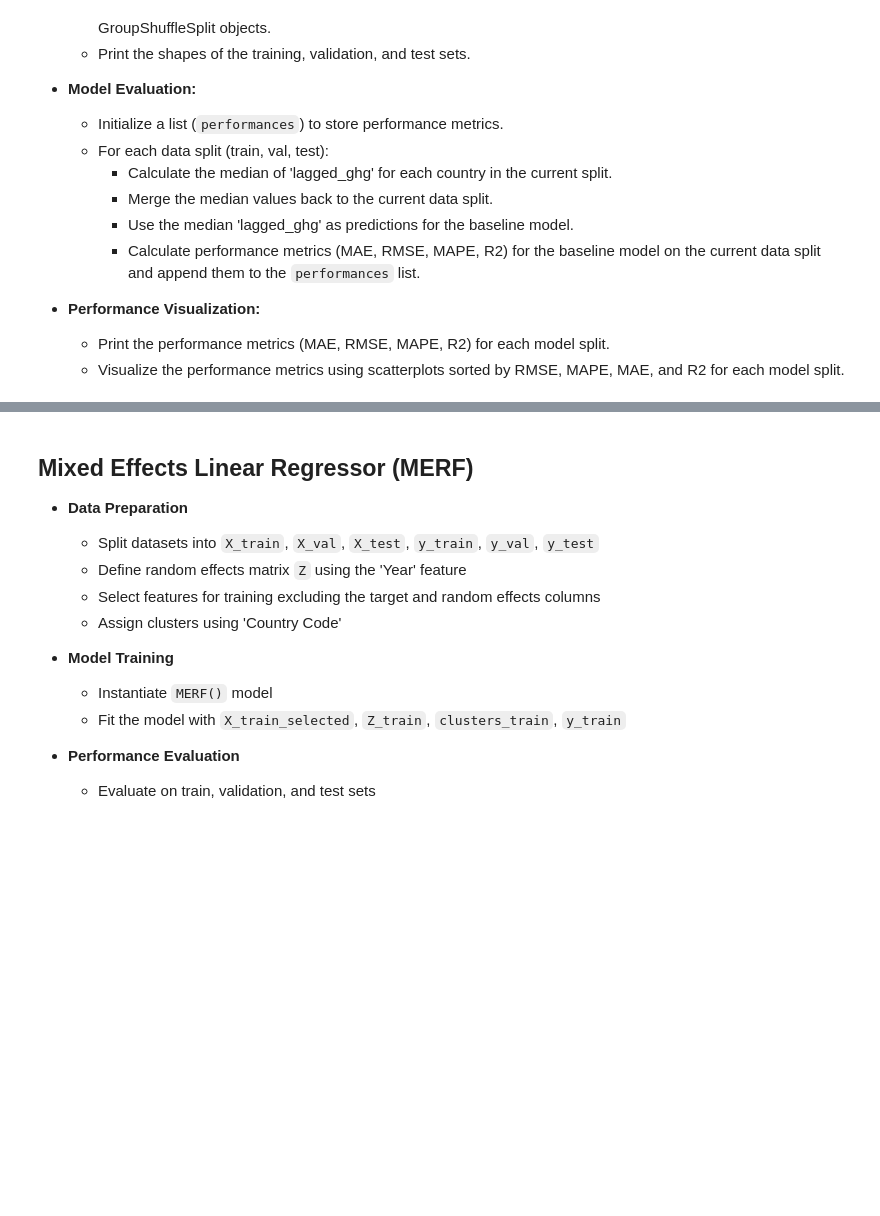
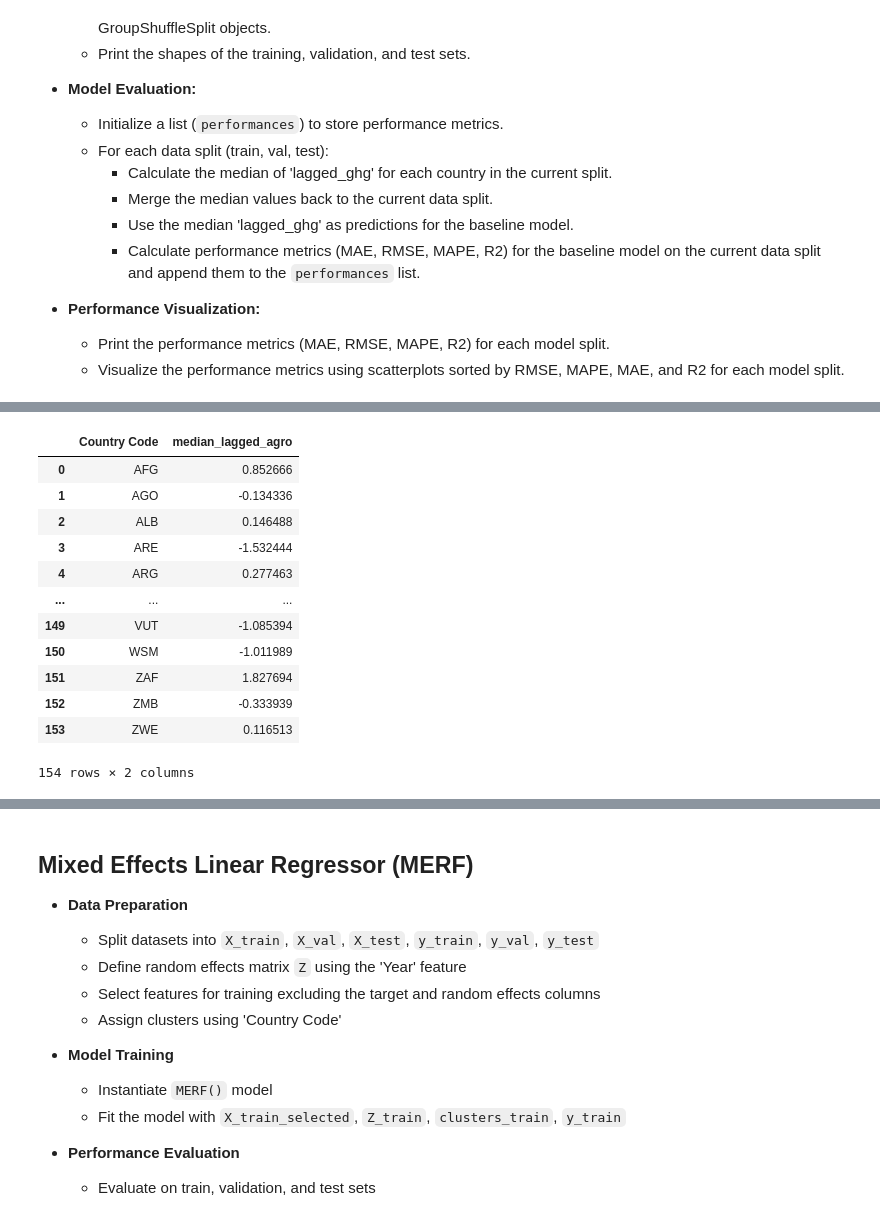
Before and after one commit to marcbarc19/DataScienceExam, a Jupyter notebook: agricultural_land-modelling.ipynb, the cells around one changed output, grey strips where cells are left out. Drawn from its saved outputs; the diff is of its cells as text; code cells hidden in the pictures; blank space fills up the shorter version.

```diff
--- a/agricultural_land-modelling.ipynb
+++ b/agricultural_land-modelling.ipynb
@@ -803,0 +792,19 @@ Test set shape: (396, 13) (396,)
+# %%
+# Calculate median lagged_agro for each country in the training set
+medians_train = X_train.groupby('Country Code')['z_lagged_agro'].median().reset_index()
+medians_train.columns = ['Country Code', 'median_lagged_agro']
+display(medians_train)
+# %% [output]
+|  | Country Code | median_lagged_agro |
+| 0 | AFG | 0.852666 |
+| 1 | AGO | -0.134336 |
+| 2 | ALB | 0.146488 |
+| 3 | ARE | -1.532444 |
+| 4 | ARG | 0.277463 |
+| ... | ... | ... |
+| 149 | VUT | -1.085394 |
+| 150 | WSM | -1.011989 |
+| 151 | ZAF | 1.827694 |
+| 152 | ZMB | -0.333939 |
+| 153 | ZWE | 0.116513 |
+154 rows × 2 columns
```
Also changed, not shown: parts of 11 cells of this notebook, 2 other files.
